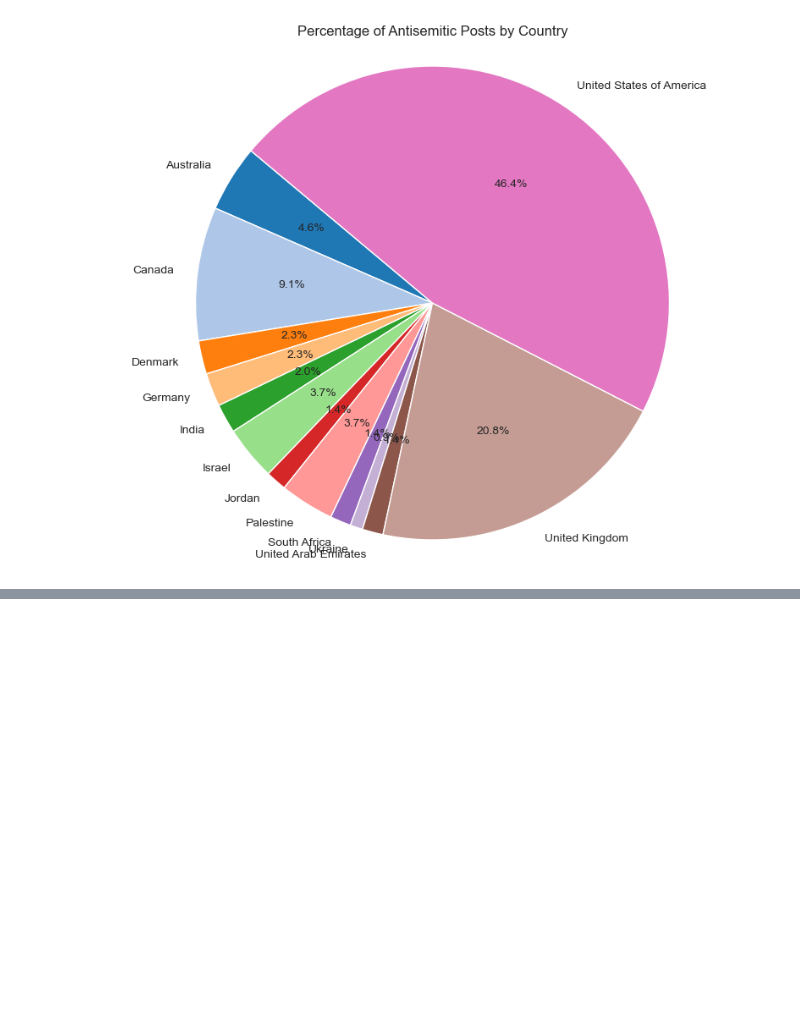
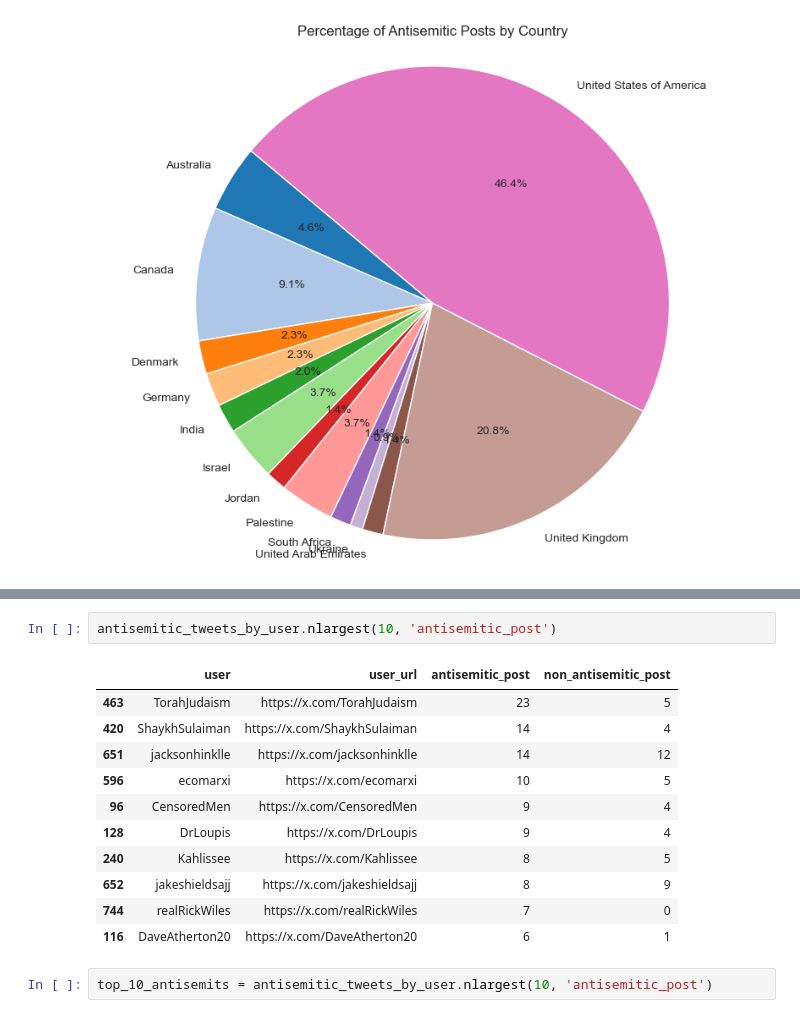
Before and after one commit to ArkhipovG/AntisemitismAwareBot, a Jupyter notebook: Twitter_analysis/data_scraping_preproc.ipynb, the cells around one changed output, grey strips where cells are left out. Cells and saved outputs as stored; diff of their text form; blank space fills up the shorter version.

```diff
--- a/Twitter_analysis/data_scraping_preproc.ipynb
+++ b/Twitter_analysis/data_scraping_preproc.ipynb
@@ -363,0 +393,16 @@ plt.show()
+# %%
+antisemitic_tweets_by_user.nlargest(10, 'antisemitic_post')
+# %% [output]
+|  | user | user_url | antisemitic_post | non_antisemitic_post |
+| 463 | TorahJudaism | https://x.com/TorahJudaism | 23 | 5 |
+| 420 | ShaykhSulaiman | https://x.com/ShaykhSulaiman | 14 | 4 |
+| 651 | jacksonhinklle | https://x.com/jacksonhinklle | 14 | 12 |
+| 596 | ecomarxi | https://x.com/ecomarxi | 10 | 5 |
+| 96 | CensoredMen | https://x.com/CensoredMen | 9 | 4 |
+| 128 | DrLoupis | https://x.com/DrLoupis | 9 | 4 |
+| 240 | Kahlissee | https://x.com/Kahlissee | 8 | 5 |
+| 652 | jakeshieldsajj | https://x.com/jakeshieldsajj | 8 | 9 |
+| 744 | realRickWiles | https://x.com/realRickWiles | 7 | 0 |
+| 116 | DaveAtherton20 | https://x.com/DaveAtherton20 | 6 | 1 |
+# %%
+top_10_antisemits = antisemitic_tweets_by_user.nlargest(10, 'antisemitic_post')
```
Also changed, not shown: parts of 6 cells of this notebook.
